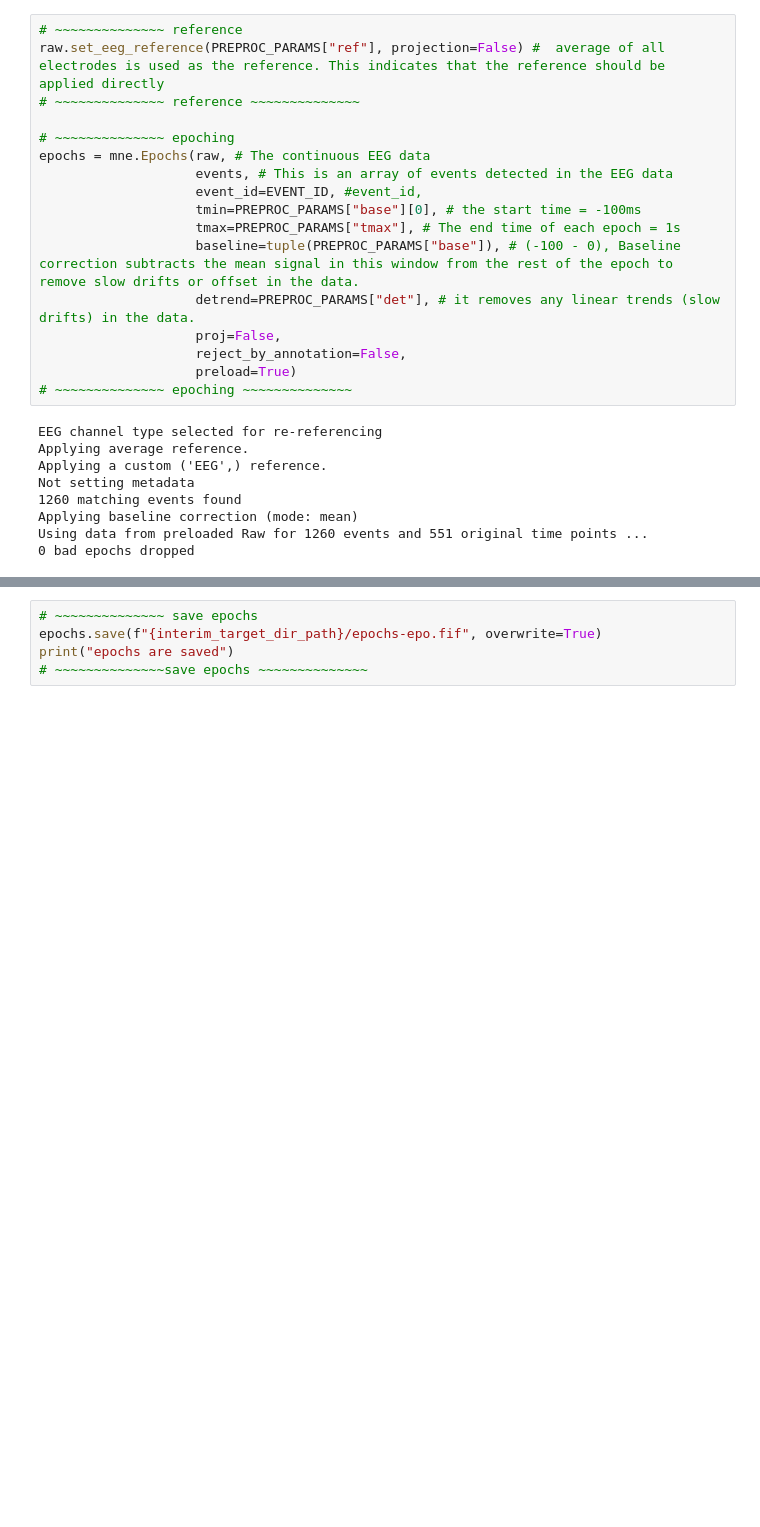
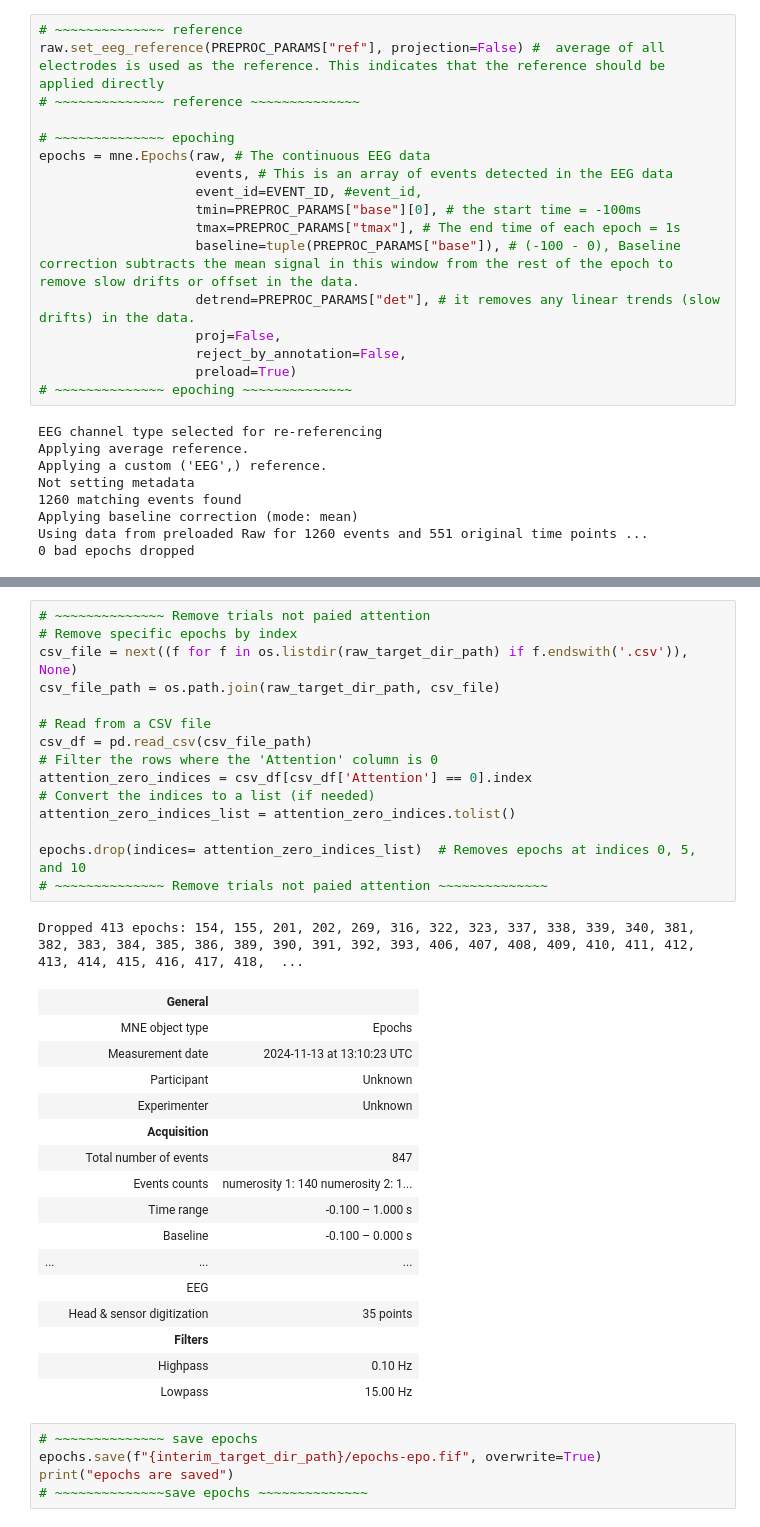
Before and after one commit to KazukiMaruo/2025_MINT, a Jupyter notebook: code/preprocess/visual/preprocess.ipynb, the cells around one changed output, grey strips where cells are left out. Cells and saved outputs as stored; diff of their text form; blank space fills up the shorter version.

```diff
--- a/code/preprocess/visual/preprocess.ipynb
+++ b/code/preprocess/visual/preprocess.ipynb
@@ -447,3 +448,36 @@ if PREPROC_PARAMS["ar"] != "False":
+# %%
+# ~~~~~~~~~~~~~~ Remove trials not paied attention
+# Remove specific epochs by index
+csv_file = next((f for f in os.listdir(raw_target_dir_path) if f.endswith('.csv')), None)
+csv_file_path = os.path.join(raw_target_dir_path, csv_file)
+
+# Read from a CSV file
+csv_df = pd.read_csv(csv_file_path)
+# Filter the rows where the 'Attention' column is 0
+attention_zero_indices = csv_df[csv_df['Attention'] == 0].index
+# Convert the indices to a list (if needed)
+attention_zero_indices_list = attention_zero_indices.tolist()
+
+epochs.drop(indices= attention_zero_indices_list)  # Removes epochs at indices 0, 5, and 10
+# ~~~~~~~~~~~~~~ Remove trials not paied attention ~~~~~~~~~~~~~~
+# %% [output]
+Dropped 413 epochs: 154, 155, 201, 202, 269, 316, 322, 323, 337, 338, 339, 340, 381, 382, 383, 384, 385, 386, 389, 390, 391, 392, 393, 406, 407, 408, 409, 410, 411, 412, 413, 414, 415, 416, 417, 418,  ...
+|  | General |  |
+|  | MNE object type | Epochs |
+|  | Measurement date | 2024-11-13 at 13:10:23 UTC |
+|  | Participant | Unknown |
+|  | Experimenter | Unknown |
+|  | Acquisition |  |
+|  | Total number of events | 847 |
+|  | Events counts | numerosity 1: 140 numerosity 2: 1... |
+|  | Time range | -0.100 – 1.000 s |
+|  | Baseline | -0.100 – 0.000 s |
+| ... | ... | ... |
+|  | EEG |  |
+|  | Head & sensor digitization | 35 points |
+|  | Filters |  |
+|  | Highpass | 0.10 Hz |
+|  | Lowpass | 15.00 Hz |
 # %%
 # ~~~~~~~~~~~~~~ save epochs
 epochs.save(f"{interim_target_dir_path}/epochs-epo.fif", overwrite=True)
```
Also changed, not shown: parts of 7 cells of this notebook, 1 other file.
